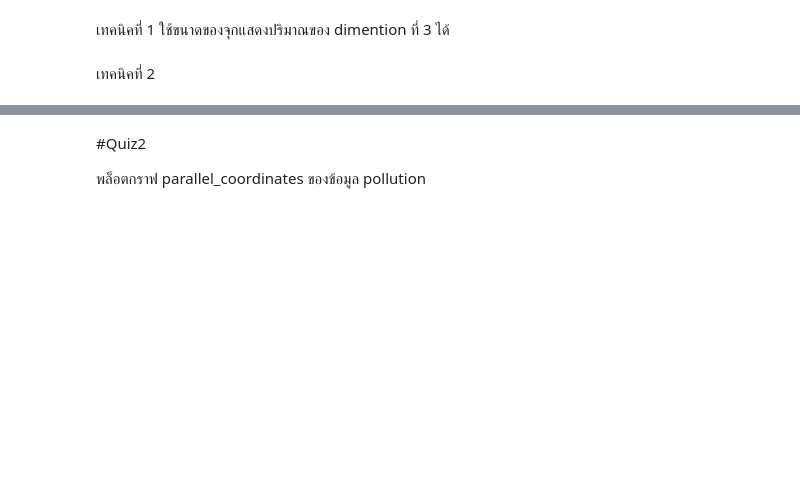
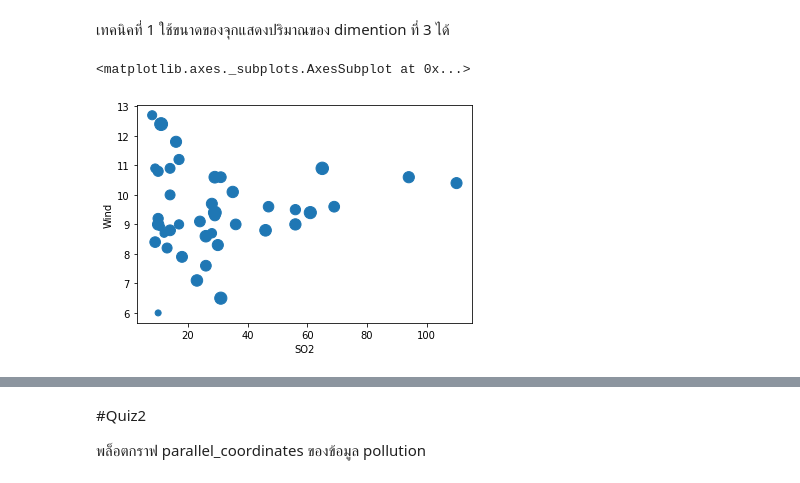
Before and after one commit to ploybongkot/Multivariate, a Jupyter notebook: Chapter2_Visualize_Multivariate_Data.ipynb, the cells around one changed output, grey strips where cells are left out. Saved outputs shown, nothing was run; the diff lists cells and outputs as text; code cells hidden in the pictures; blank space fills up the shorter version.

```diff
--- a/Chapter2_Visualize_Multivariate_Data.ipynb
+++ b/Chapter2_Visualize_Multivariate_Data.ipynb
@@ -8,0 +7,3 @@ pollution_data
+# %%
+pollution_data = pd.read_csv('/content/pollution.txt',sep='\t') #('ที่อยู่ของไฟล์ คือ copy path',seperater คือการเเบ่งข้อมูล เเบ่งโดนtabs(\t)) #\t+ คือใช้ tab เเบ่งข้อมูล \s+ คือใช้space เเบ่งข้อมูล
+pollution_data#('ที่อยู่ของไฟล์ คือ copy path',seperater คือการเเบ่งข้อมูล เเบ่งโดนtabs(\t)) #\t+ คือใช้ tab เเบ่งข้อมูล \s+ คือใช้space เเบ่งข้
@@ -15,4 +37,7 @@ pollution_data.plot.scatter('SO2','Wind')
 # %% [markdown]
 เทคนิคที่ 1 ใช้ขนาดของจุกแสดงปริมาณของ dimention ที่ 3 ได้
-# %% [markdown]
-เทคนิคที่ 2
+# %%
+pollution_data.plot.scatter('SO2','Wind',s = 'RainDays') # ตัว'RainDays' คือ บอกขนาดของวงกลม
+# %% [output]
+<matplotlib.axes._subplots.AxesSubplot at 0x...>
+[figure, added]
```
Also changed, not shown: parts of 22 cells of this notebook.
